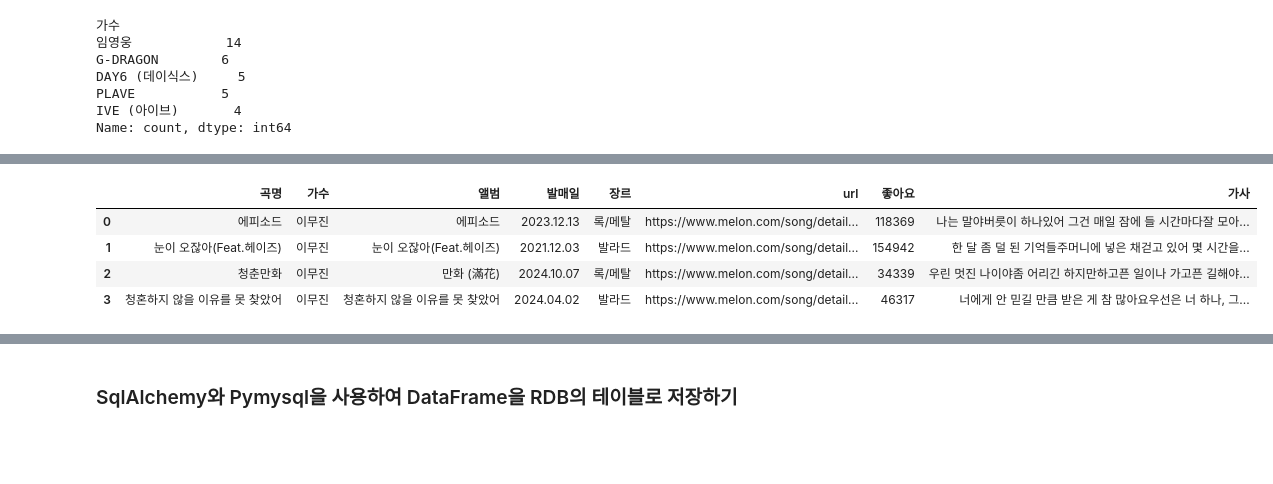
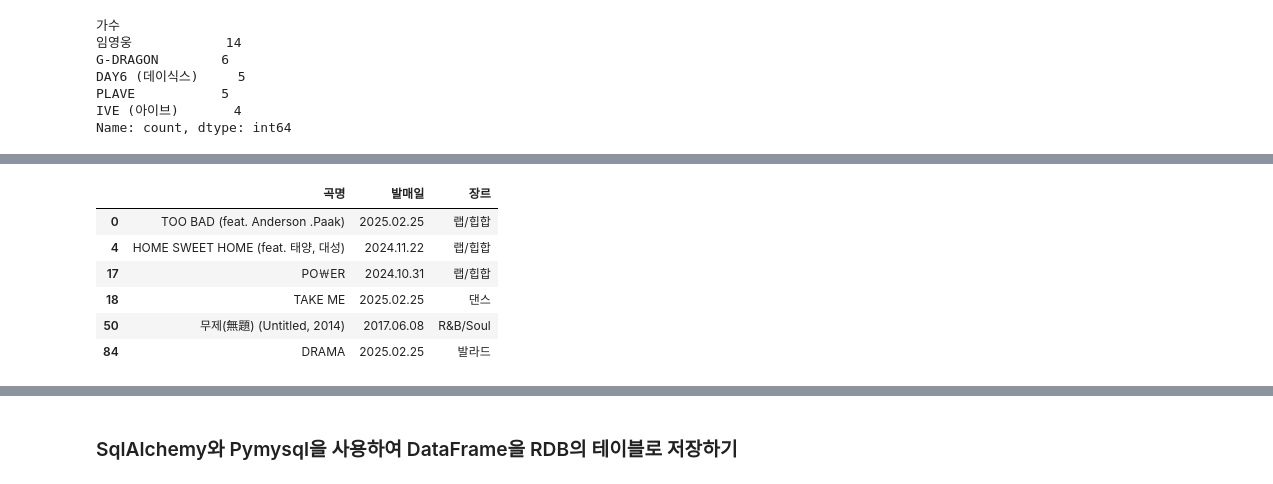
Before and after one commit to Ahn-TaeKyung/Python_Webscraping_Analysis, a Jupyter notebook: 04.Melon100차트_데이터파싱_DB저장.ipynb, the cells around one changed output, grey strips where cells are left out. Drawn from its saved outputs; the diff is of its cells as text; code cells hidden in the pictures; blank space fills up the shorter version.

```diff
--- a/04.Melon100차트_데이터파싱_DB저장.ipynb
+++ b/04.Melon100차트_데이터파싱_DB저장.ipynb
@@ -187,8 +212,12 @@ Name: count, dtype: int64
 # %%
 # 특정 가수의 노래 정보 출력하기
+#                       row                        column
+song_df.loc[song_df['가수'] == 'G-DRAGON', ['곡명', '발매일', '장르']]
 # %% [output]
-|  | 곡명 | 가수 | 앨범 | 발매일 | 장르 | url | 좋아요 | 가사 |
-| 0 | 에피소드 | 이무진 | 에피소드 | 2023.12.13 | 록/메탈 | https://www.melon.com/song/detail... | 118369 | 나는 말야버릇이 하나있어 그건 매일 잠에 들 시간마다잘 모아... |
-| 1 | 눈이 오잖아(Feat.헤이즈) | 이무진 | 눈이 오잖아(Feat.헤이즈) | 2021.12.03 | 발라드 | https://www.melon.com/song/detail... | 154942 | 한 달 좀 덜 된 기억들주머니에 넣은 채걷고 있어 몇 시간을... |
-| 2 | 청춘만화 | 이무진 | 만화 (滿花) | 2024.10.07 | 록/메탈 | https://www.melon.com/song/detail... | 34339 | 우린 멋진 나이야좀 어리긴 하지만하고픈 일이나 가고픈 길해야... |
-| 3 | 청혼하지 않을 이유를 못 찾았어 | 이무진 | 청혼하지 않을 이유를 못 찾았어 | 2024.04.02 | 발라드 | https://www.melon.com/song/detail... | 46317 | 너에게 안 믿길 만큼 받은 게 참 많아요우선은 너 하나, 그... |
+|  | 곡명 | 발매일 | 장르 |
+| 0 | TOO BAD (feat. Anderson .Paak) | 2025.02.25 | 랩/힙합 |
+| 4 | HOME SWEET HOME (feat. 태양, 대성) | 2024.11.22 | 랩/힙합 |
+| 17 | PO￦ER | 2024.10.31 | 랩/힙합 |
+| 18 | TAKE ME | 2025.02.25 | 댄스 |
+| 50 | 무제(無題) (Untitled, 2014) | 2017.06.08 | R&B/Soul |
+| 84 | DRAMA | 2025.02.25 | 발라드 |
```
Also changed, not shown: parts of 9 cells of this notebook.
